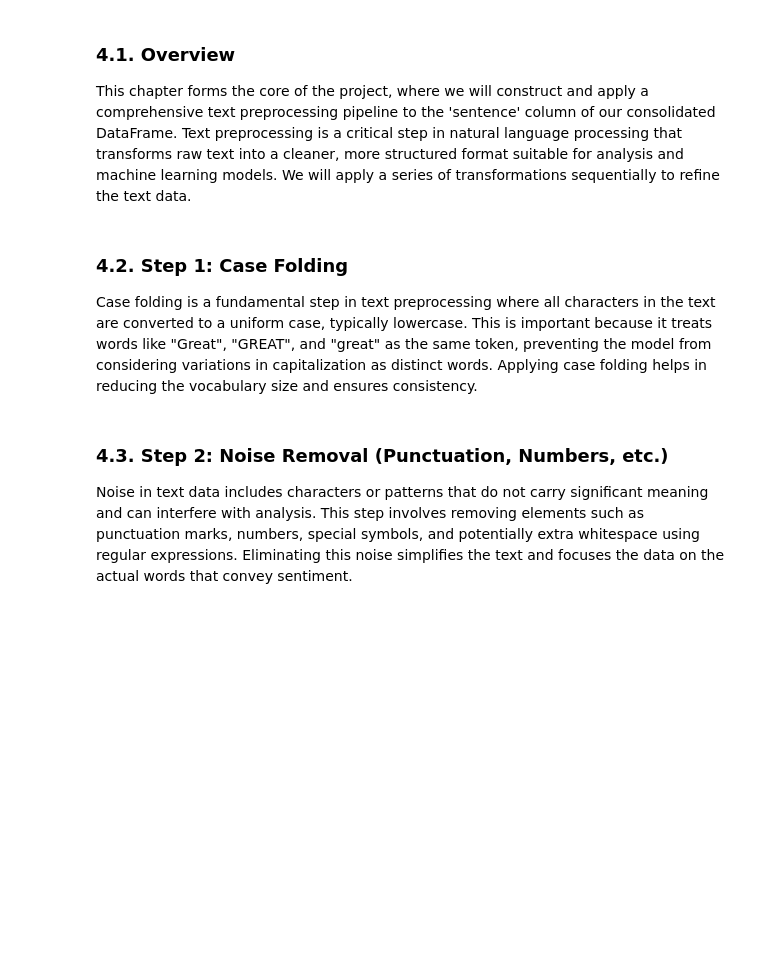
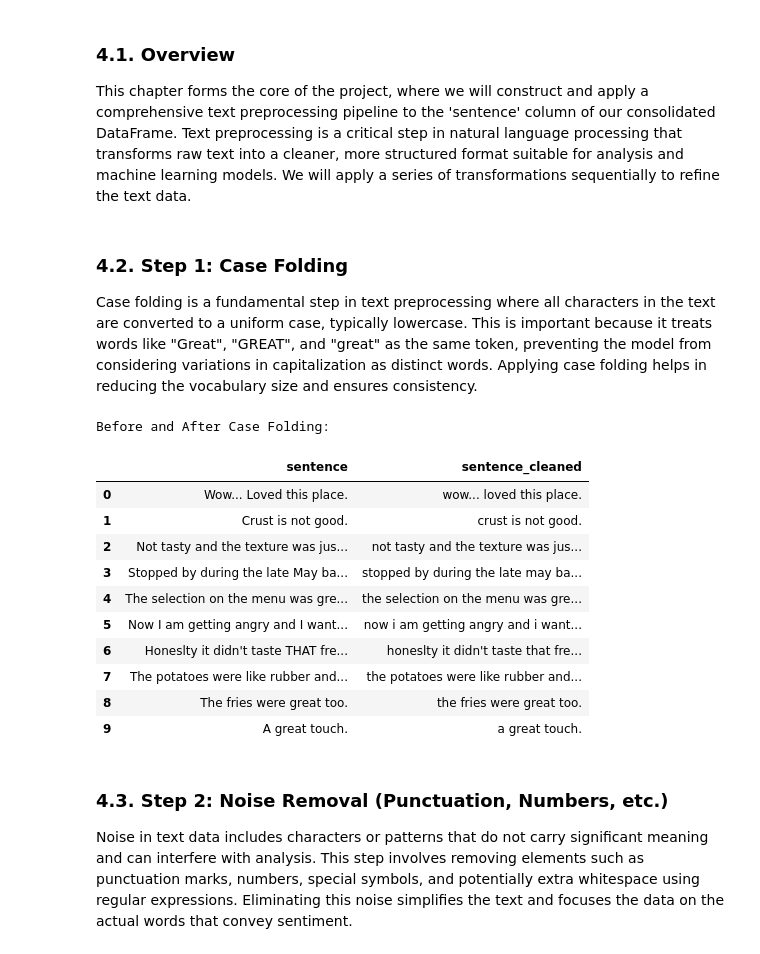
Before and after one commit to LatiefDataVisionary/sentiment-analysis-text-processing-bisa-ai, a Jupyter notebook: notebook/notebook.ipynb, the cells around one changed output. Cells and saved outputs as stored; diff of their text form; code cells hidden in the pictures; blank space fills up the shorter version.

Commit message:
4.2. Step 1: Case Folding

```diff
--- a/notebook/notebook.ipynb
+++ b/notebook/notebook.ipynb
@@ -488,9 +488,29 @@ except ImportError:
 
 This chapter forms the core of the project, where we will construct and apply a comprehensive text preprocessing pipeline to the 'sentence' column of our consolidated DataFrame. Text preprocessing is a critical step in natural language processing that transforms raw text into a cleaner, more structured format suitable for analysis and machine learning models. We will apply a series of transformations sequentially to refine the text data.
 # %% [markdown]
-### 4.2. Step 1: Case Folding
+### **4.2. Step 1: Case Folding**
 
 Case folding is a fundamental step in text preprocessing where all characters in the text are converted to a uniform case, typically lowercase. This is important because it treats words like "Great", "GREAT", and "great" as the same token, preventing the model from considering variations in capitalization as distinct words. Applying case folding helps in reducing the vocabulary size and ensures consistency.
+# %%
+# Apply lowercase transformation to the 'sentence' column
+df['sentence_cleaned'] = df['sentence'].str.lower()
+
+# Display the first few rows to compare original and cleaned text
+print("Before and After Case Folding:")
+display(df[['sentence', 'sentence_cleaned']].head(10))
+# %% [output]
+Before and After Case Folding:
+|  | sentence | sentence_cleaned |
+| 0 | Wow... Loved this place. | wow... loved this place. |
+| 1 | Crust is not good. | crust is not good. |
+| 2 | Not tasty and the texture was jus... | not tasty and the texture was jus... |
+| 3 | Stopped by during the late May ba... | stopped by during the late may ba... |
+| 4 | The selection on the menu was gre... | the selection on the menu was gre... |
+| 5 | Now I am getting angry and I want... | now i am getting angry and i want... |
+| 6 | Honeslty it didn't taste THAT fre... | honeslty it didn't taste that fre... |
+| 7 | The potatoes were like rubber and... | the potatoes were like rubber and... |
+| 8 | The fries were great too. | the fries were great too. |
+| 9 | A great touch. | a great touch. |
 # %% [markdown]
 ### 4.3. Step 2: Noise Removal (Punctuation, Numbers, etc.)
 
```
